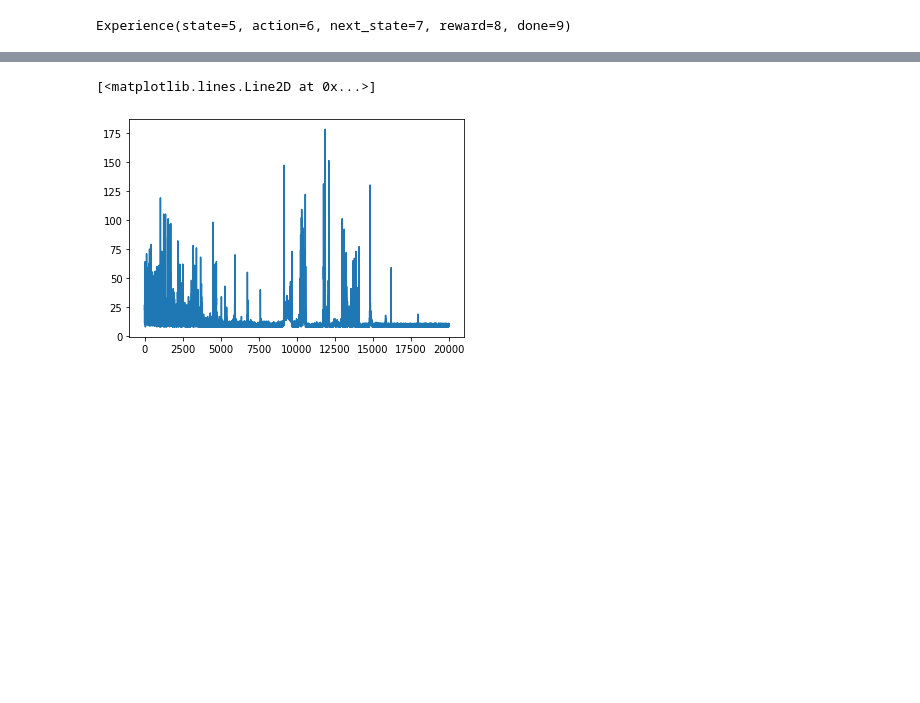
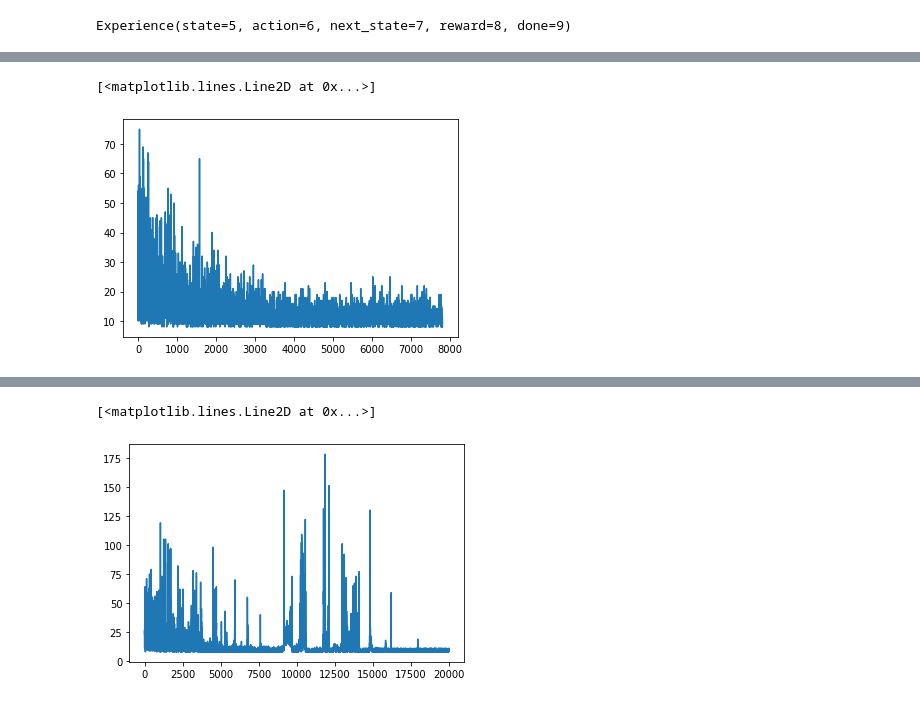
Before and after one commit to Kikumu/Reinforcement-Learning-repo, a Jupyter notebook: grokking-practice-folder/value functions using linear approximators.ipynb, the cells around one changed output, grey strips where cells are left out. Saved outputs shown, nothing was run; the diff lists cells and outputs as text; code cells hidden in the pictures; blank space fills up the shorter version.

```diff
--- a/grokking-practice-folder/value functions using linear approximators.ipynb
+++ b/grokking-practice-folder/value functions using linear approximators.ipynb
@@ -241,6 +248,11 @@ y = []
 for i,e in enumerate(rewards):
     y.append(i)
     x.append(e)
+# %%
+plt.plot(y, x)
+# %% [output]
+[<matplotlib.lines.Line2D at 0x...>]
+[figure, added]
 # %%
 plt.plot(y, x)
 # %% [output]
```
Also changed, not shown: parts of 5 cells of this notebook.
